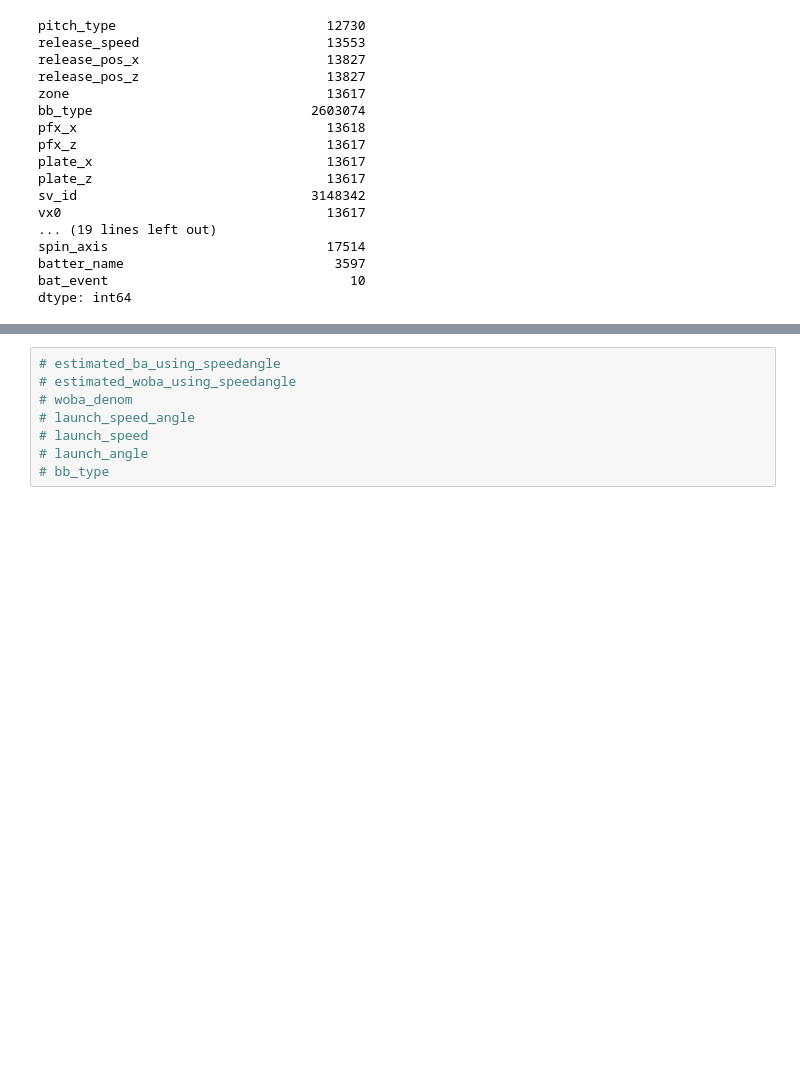
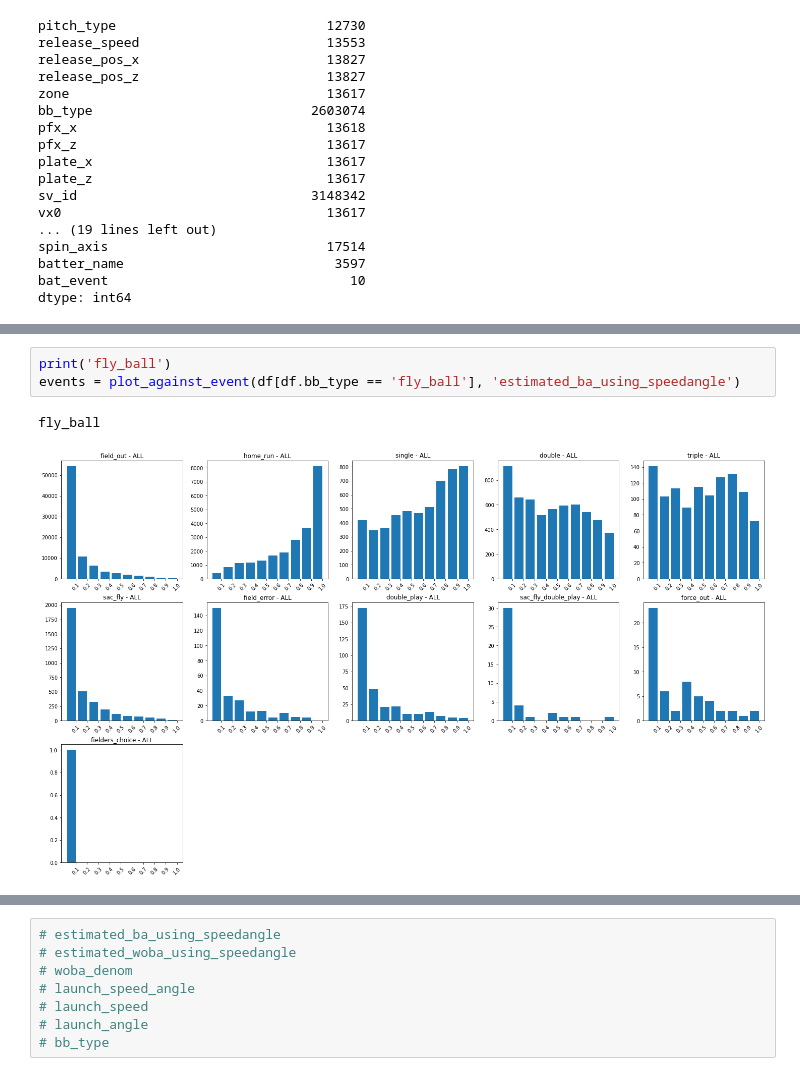
Before and after one commit to akingsley319/MLB_xBA_Prediction, a Jupyter notebook: missing_value_eda.ipynb, the cells around one changed output, grey strips where cells are left out. Drawn from its saved outputs; the diff is of its cells as text; blank space fills up the shorter version.

```diff
--- a/missing_value_eda.ipynb
+++ b/missing_value_eda.ipynb
@@ -477,0 +502,6 @@ df[df.bat_event.isin(non_hit)]['bat_event'].count()
+# %%
+print('fly_ball')
+events = plot_against_event(df[df.bb_type == 'fly_ball'], 'estimated_ba_using_speedangle')
+# %% [output]
+fly_ball
+[figure, added]
```
Also changed, not shown: parts of 19 cells of this notebook, 8 other files.
